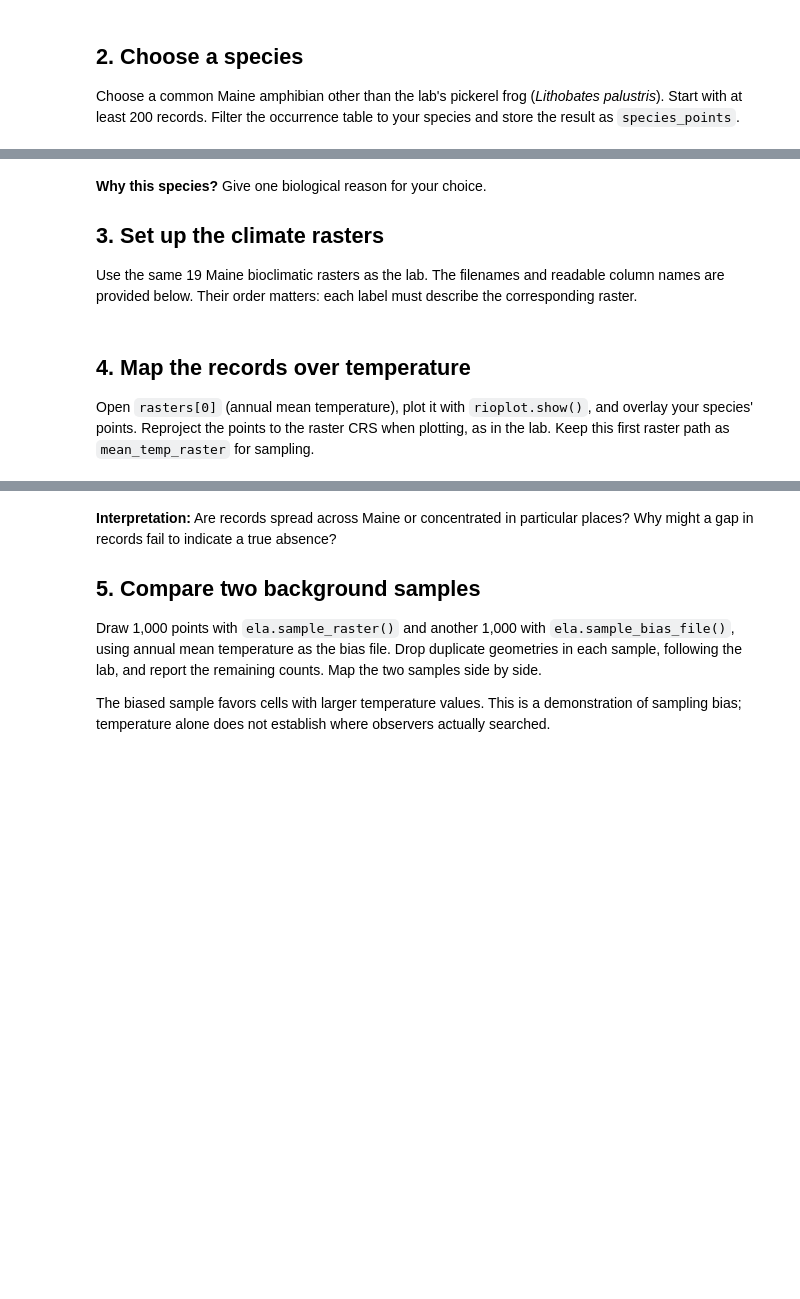
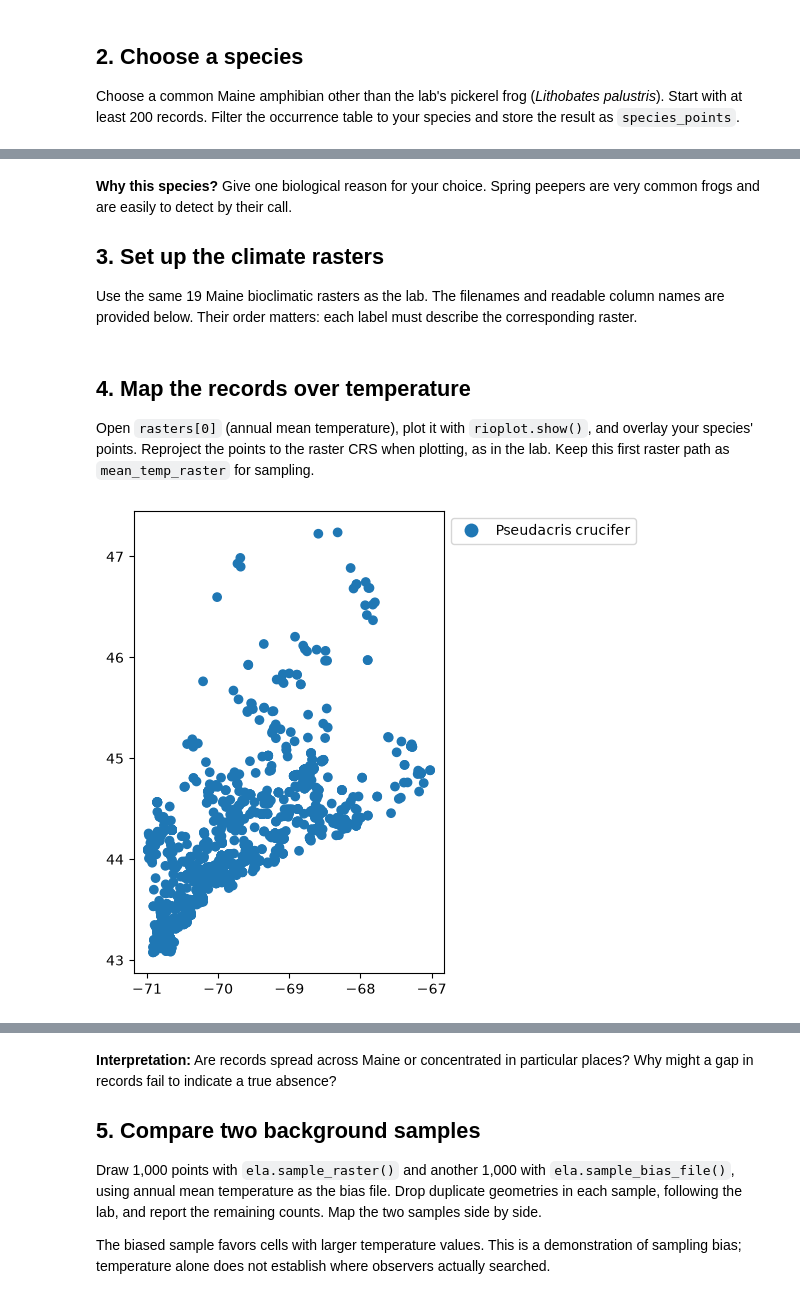
Before and after one commit to meganklutts/BIO597-SpatialBiodiversity, a Jupyter notebook: docs/assignments/Assignment-08-SDM-Software.ipynb, the cells around one changed output, grey strips where cells are left out. Cells and saved outputs as stored; diff of their text form; code cells hidden in the pictures; blank space fills up the shorter version.

```diff
--- a/docs/assignments/Assignment-08-SDM-Software.ipynb
+++ b/docs/assignments/Assignment-08-SDM-Software.ipynb
@@ -33,7 +68,12 @@ amphibians["species"].value_counts().head(12)
 
 Choose a common Maine amphibian other than the lab's pickerel frog (*Lithobates palustris*). Start with at least 200 records. Filter the occurrence table to your species and store the result as `species_points`.
 # %%
-target_species = "YOUR SPECIES HERE"
+target_species = "Pseudacris crucifer"
+pseudacris_points = amphibians[amphibians["species"] == "Pseudacris crucifer"].copy()
+pseudacris_points.head()
+display(pseudacris_points.head())
+print("CRS:", pseudacris_points.crs)
+print('Record count for spring peepers:', len(pseudacris_points))
 
 # Select your species and store a copy as species_points.
 # Print the record count and coordinate reference system.
@@ -40,5 +89,5 @@ target_species = "YOUR SPECIES HERE"
 # %% [markdown]
-**Why this species?** Give one biological reason for your choice.
+**Why this species?** Give one biological reason for your choice. Spring peepers are very common frogs and are easily to detect by their call.
 
 ## 3. Set up the climate rasters
 
@@ -72,6 +121,17 @@ labels = list(bioclim_names.values())
 ## 4. Map the records over temperature
 
 Open `rasters[0]` (annual mean temperature), plot it with `rioplot.show()`, and overlay your species' points. Reproject the points to the raster CRS when plotting, as in the lab. Keep this first raster path as `mean_temp_raster` for sampling.
+# %%
+# plot the points geographically by species
+fig, ax = plt.subplots(figsize=(6,6))
+sp = pseudacris_points.plot(
+    column='species',
+    ax=ax,
+    legend=True,
+    legend_kwds={"bbox_to_anchor": (1, 1)}
+)
+# %% [output]
+[figure, added]
 # %%
 mean_temp_raster = rasters[0]
 
```
Also changed, not shown: parts of 23 cells of this notebook, 2 other files.
